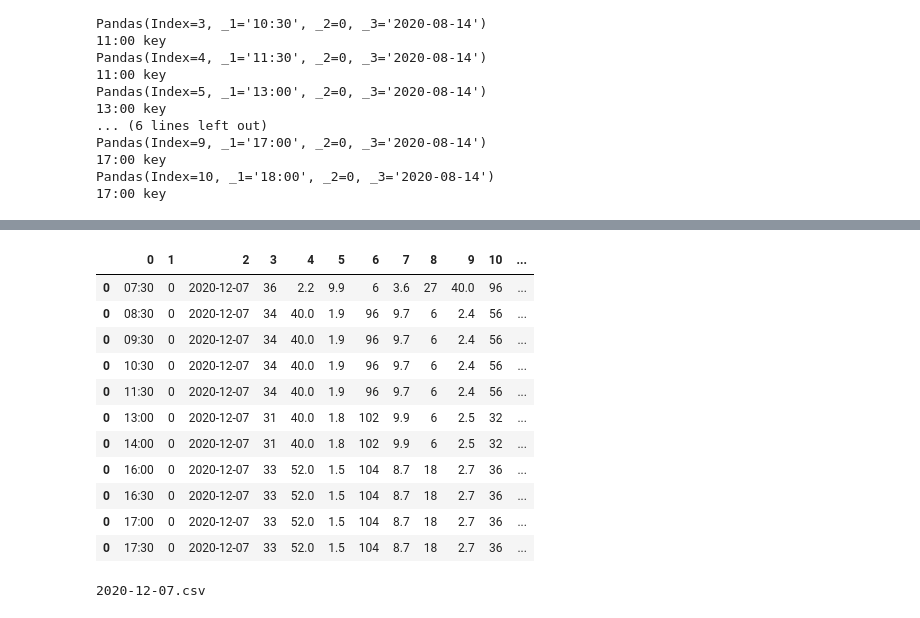
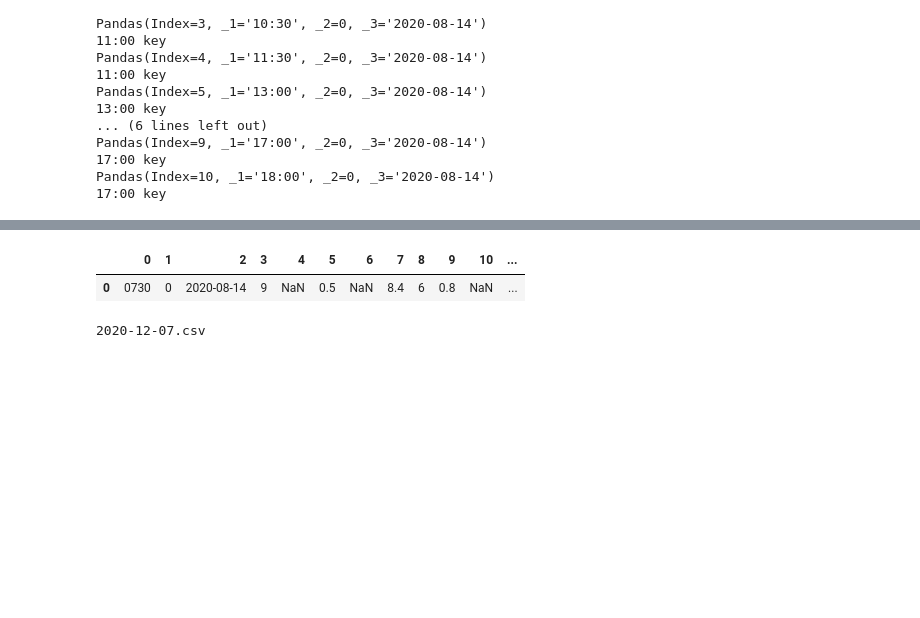
Before and after one commit to nonnn10/graduation-research, a Jupyter notebook: src/value_learn.ipynb, the cells around one changed output, grey strips where cells are left out. Saved outputs shown, nothing was run; the diff lists cells and outputs as text; code cells hidden in the pictures; blank space fills up the shorter version.

```diff
--- a/src/value_learn.ipynb
+++ b/src/value_learn.ipynb
@@ -365,7 +379,7 @@ def time_check(row,val_time_com,img_time):
 
     for i in range(len(val_time_com)):    #出発時間の比較のために5回回す
 
-        int_time = re.sub(':', '',row[1])
+        int_time = re.sub('(\d+):(\d+).*', '\\1\\2',row[1])
         #print(int_time)
 
         if int(int_time) < val_time_com[i]:    #航路出発時間 < 数値の取得時間(7:00~17:00)
@@ -433,13 +447,18 @@ def value_merge(df_value,date_str,df_y,value_colum):
         try:                                                      #windy_valueにその日付がない場合の処理
             #df_xは特徴量
             df_x = l[l[0] == date_str]              #任意の日付の行を0列から抽出(windy_valueの値)
+            if df_x.empty:
+                nan_flag = 1
+                #print('DataFrame is empty!')
+            else:
+                nan_flag = 0
         except:
             continue                                #日付が無い場合はとばす
 
         df_x = df_x.reset_index(drop=True)
         df_y = df_y.reset_index(drop=True)
         #print(df_x)
-        print(j)
+        #print(j)
         if j == 0:
             #df_x[value_colum]は時間によって変更しなければいけない
             df_result = pd.concat([df_y, df_x[value_colum]], axis=1)
@@ -461,25 +480,37 @@ def value_merge(df_value,date_str,df_y,value_colum):
             df_merge_1 = df_merge
             #print(df_merge_1)
 
-    return df_merge_1
+    return df_merge_1,nan_flag
 # %%
 def new_col(df_merge):
     dfre_col_dup = list(df_merge.columns)
     new_columns = [x for x in range(0, len(dfre_col_dup), 1)]    #0~カラム数分の配列作成
     df_merge.columns = new_columns
     return df_merge
+# %%
+def merge_7(df_merge_1, df_merge_7):
+    df_merge_1 = pd.concat([df_merge_1, df_merge_7[[4,6,10]]], axis=1)
+    df_merge_1 = new_col(df_merge_1)
+    df_merge_1 = df_merge_1.reindex(columns=[0,1,2,3,9,4,10,5,6,7,11,8])
+    df_merge_1 = new_col(df_merge_1)
+    return df_merge_1
 # %%
 #日付の計算を行うための
 import pandas.tseries.offsets as offsets
+#df_yの時間部分の正規表現で置き換える際に出るwarningの対策
+import warnings
+warnings.simplefilter('ignore')
 
 """
 3番
 dir_labelは安栄観光のデータ
 たぶんここでwindyのほうに日付がない場合の処理を入れないといけない
 時間があっていると言う仮定で実行する関数
+route_selectを直す必要あり
+
 """
 
-def label_df(dir_label,value_colum,df_value_dic) :
+def label_df(dir_label,df_value_dic,days_ago) :
     """
     日付ごとの教師データをdfに変換
 
@@ -492,9 +523,18 @@ def label_df(dir_label,value_colum,df_value_dic) :
     df_value : dataframe
         windy_valueの
     """
+    value_col = {
+        "7:00":12,
+        "9:00":13,
+        "11:00":14,
+        "13:00":14,
+        "15:00":15,
+        "17:00":12
+    }
     df = pd.read_csv(dir_label, header=None)    #安栄観光の教師データ
     df[2]= pd.to_datetime(df[2])                #日付データをdatetime型に(2020-08-14)
     #print(df)
+    df_merge_end = None
     for i, row in enumerate(df.itertuples()):   #安栄観光のデータ数の分ループ(07:30  0 2020-08-14)
         #print(row)
         print(row[3]-offsets.Day(days_ago))
@@ -504,6 +544,7 @@ def label_df(dir_label,value_colum,df_value_dic) :
         #print(date_str)
         #df_yは教師ラベル
         df_y = df.query('index == @i')                            #i番目のindex(安栄観光のdfの1行)
+        df_y[0] = df_y[0].replace(regex='(\d+):(\d+).*', value='\\1\\2')
 
         val_time_com = [800,1000,1200,1400,1600]
         now_time = ["9:00","11:00","13:00","15:00","17:00"]
@@ -515,49 +556,41 @@ def label_df(dir_label,value_colum,df_value_dic) :
             df_value_x_7 = df_value_dic["9:00"]
             route_dic_7 = route_selct["taketomi_route"]                     #航路がtopかbottomかを決定する(0または1)
             df_value_7 = df_value_x_7[route_dic_7]
-            df_merge_7 = value_merge(df_value_7,date_str,df_y,value_colum)  #9:00の時のvalue
-            print(df_merge_7)
+            df_merge_7,nan_flag = value_merge(df_value_7,date_str,df_y,value_col[key])  #9:00の時のvalue
+            print(type(df_merge_7),"\ndf_merge_7")
         #---
-        print(len(df_value_x))
+        #print(len(df_value_x))
         #今はテストで竹富航路を代入　関数の引数でもらってくる予定
         route_dic = route_selct["taketomi_route"]                     #航路がtopかbottomかを決定する(0または1)
         df_value = df_value_x[route_dic]
         #print(df_value)
         #関数にした
-        df_merge_1 = value_merge(df_value,date_str,df_y,value_colum)
+        df_merge_1,nan_flag = value_merge(df_value,date_str,df_y,value_col[key])
 
-        if i == 0:
-            if key == "7:00":
-                #print(df_merge_7[4])
-                df_merge_1 = pd.concat([df_merge_1, df_merge_7[[4,6,10]]], axis=1)
-                df_merge_1 = new_col(df_merge_1)
-                print(df_merge_1)
-                df_merge_1.reindex(columns=[0,1,2,3,9,4,10,5,6,7,11,8])
-            df_merge_end = df_merge_1
+        if key == "7:00":
+            df_merge_1 = merge_7(df_merge_1, df_merge_7)
+            #print(df_merge_1)
+        #valueの値がない時の処理
+        if nan_flag == 0:
+            df_merge_end = pd.concat([df_merge_end, df_merge_1])
+        else:
+            continue
 
-        elif i != 0:
-            if key == "7:00":
-                df_merge_1 = pd.concat([df_merge_1, df_merge_7[4,6,10]], axis=1)
-                df_merge_1 = new_col(df_merge_1)
-                df_merge_1.reindex(columns=['0','1','2','3','9','4','10','5','6','7','11','8'])
-            df_merge_end = pd.concat([df_merge_end, df_merge_1])
+        #print(df_merge_end)
 
-        #df_merge = df_mer(i,df_result,df_merge)
-        #print(row.point)
-        #if row[0] <
     return df_merge_end
 
 #何日前のデータを使用するか
 days_ago = 1
 
 #csv_file[12] ←今の時点ではforを回していない
-dir_label = dir + 'route/taketomi_route/isigaki_dep/' + csv_file[127]
+dir_label = dir + 'route/taketomi_route/isigaki_dep/' + csv_file[12]
 print(dir_label)
 value_colum = 12    #今は例として7:00
 #df_value = df_top_value[0]   #windy_valueのdfの中のmax_wind
 df_value = time_dict   #windy_valueのdfが格納された辞書
 
-df_result_x = label_df(dir_label,value_colum,df_value)
-#print(df_result)
+df_result_x = label_df(dir_label,df_value,days_ago)
+print(nan_flag)
 df_result_x
 # %% [output]
@@ -581,15 +614,5 @@ df_result_x
 |  | 0 | 1 | 2 | 3 | 4 | 5 | 6 | 7 | 8 | 9 | 10 | ... |
-| 0 | 07:30 | 0 | 2020-12-07 | 36 | 2.2 | 9.9 | 6 | 3.6 | 27 | 40.0 | 96 | ... |
-| 0 | 08:30 | 0 | 2020-12-07 | 34 | 40.0 | 1.9 | 96 | 9.7 | 6 | 2.4 | 56 | ... |
-| 0 | 09:30 | 0 | 2020-12-07 | 34 | 40.0 | 1.9 | 96 | 9.7 | 6 | 2.4 | 56 | ... |
-| 0 | 10:30 | 0 | 2020-12-07 | 34 | 40.0 | 1.9 | 96 | 9.7 | 6 | 2.4 | 56 | ... |
-| 0 | 11:30 | 0 | 2020-12-07 | 34 | 40.0 | 1.9 | 96 | 9.7 | 6 | 2.4 | 56 | ... |
-| 0 | 13:00 | 0 | 2020-12-07 | 31 | 40.0 | 1.8 | 102 | 9.9 | 6 | 2.5 | 32 | ... |
-| 0 | 14:00 | 0 | 2020-12-07 | 31 | 40.0 | 1.8 | 102 | 9.9 | 6 | 2.5 | 32 | ... |
-| 0 | 16:00 | 0 | 2020-12-07 | 33 | 52.0 | 1.5 | 104 | 8.7 | 18 | 2.7 | 36 | ... |
-| 0 | 16:30 | 0 | 2020-12-07 | 33 | 52.0 | 1.5 | 104 | 8.7 | 18 | 2.7 | 36 | ... |
-| 0 | 17:00 | 0 | 2020-12-07 | 33 | 52.0 | 1.5 | 104 | 8.7 | 18 | 2.7 | 36 | ... |
-| 0 | 17:30 | 0 | 2020-12-07 | 33 | 52.0 | 1.5 | 104 | 8.7 | 18 | 2.7 | 36 | ... |
+| 0 | 0730 | 0 | 2020-08-14 | 9 | NaN | 0.5 | NaN | 8.4 | 6 | 0.8 | NaN | ... |
 # %%
 print(csv_file[127])
 # %% [output]
```
Also changed, not shown: parts of 13 cells of this notebook.
